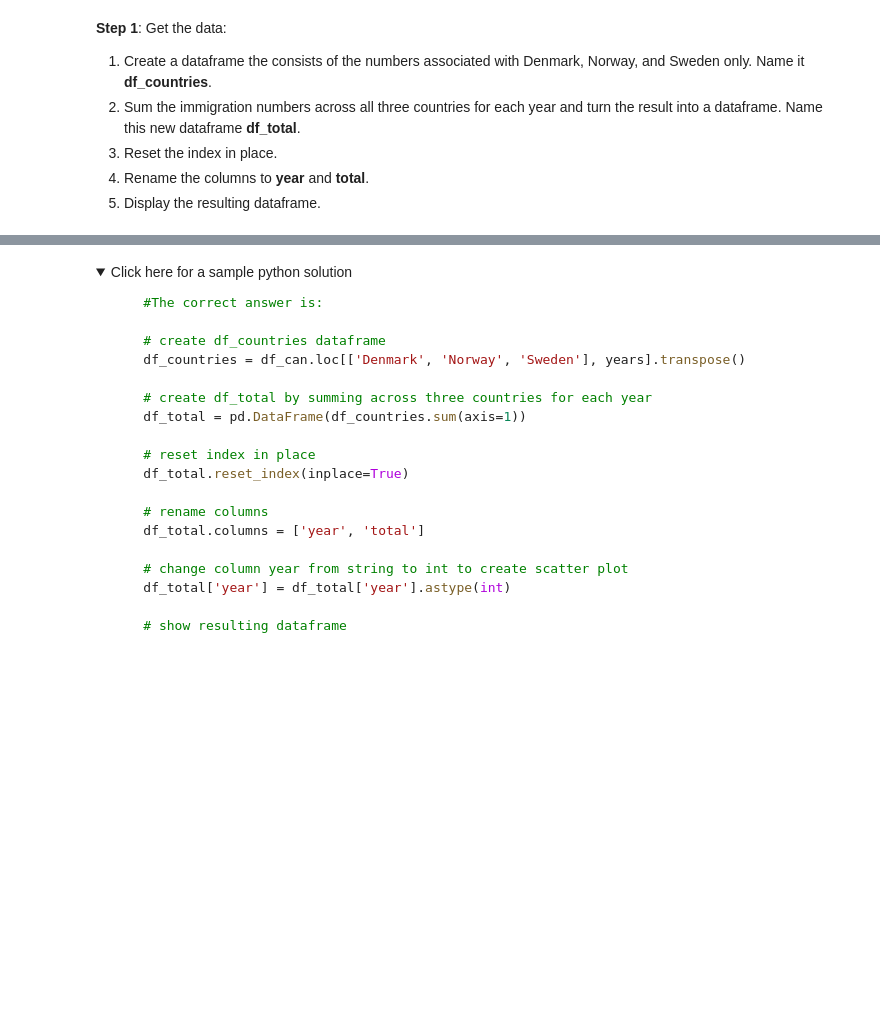
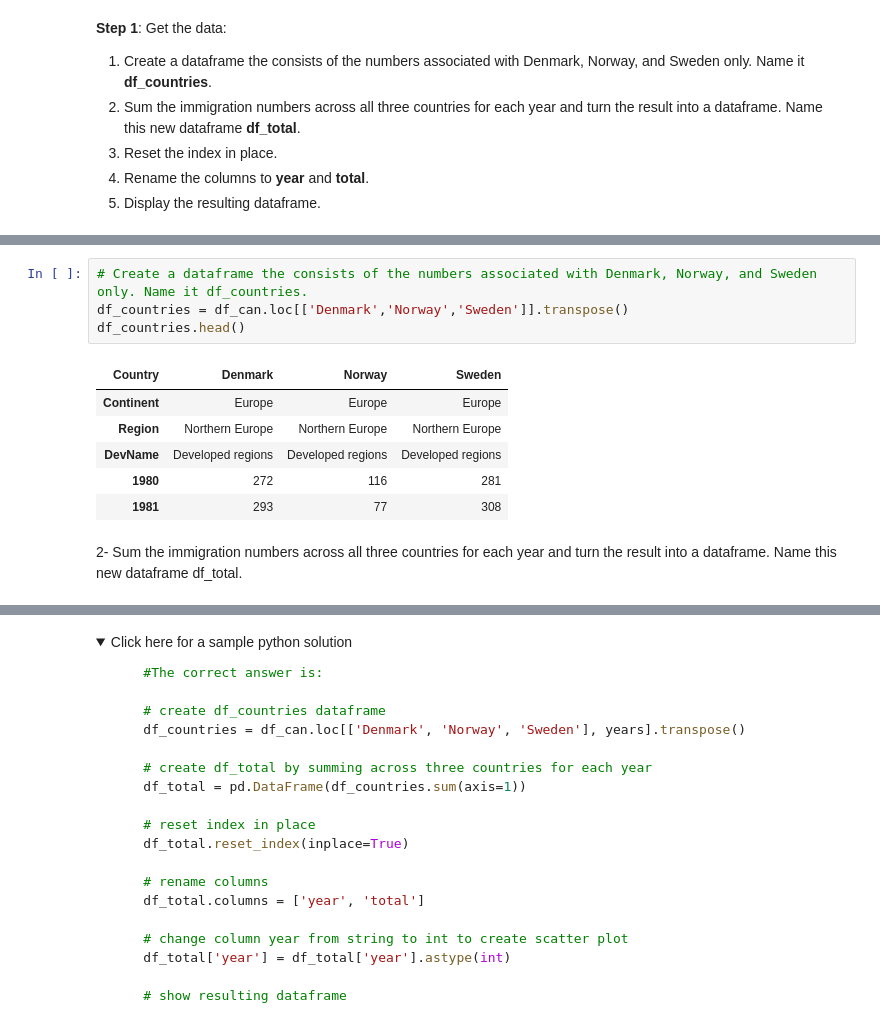
Before and after one commit to aymanejaz/Python-For-DataScience, a Jupyter notebook: 48- Exercise - Pie-Charts Box-Plots Scatter-Plots and Bubble-Plots.ipynb, the cells around one changed output, grey strips where cells are left out. Drawn from its saved outputs; the diff is of its cells as text; folded sections open; blank space fills up the shorter version.

```diff
--- a/48- Exercise - Pie-Charts Box-Plots Scatter-Plots and Bubble-Plots.ipynb
+++ b/48- Exercise - Pie-Charts Box-Plots Scatter-Plots and Bubble-Plots.ipynb
@@ -1040,0 +1104,13 @@ As a side note, we can observe that immigration took a dip around 1993 - 1997. F
+# %%
+# Create a dataframe the consists of the numbers associated with Denmark, Norway, and Sweden only. Name it df_countries.
+df_countries = df_can.loc[['Denmark','Norway','Sweden']].transpose()
+df_countries.head()
+# %% [output]
+| Country | Denmark | Norway | Sweden |
+| Continent | Europe | Europe | Europe |
+| Region | Northern Europe | Northern Europe | Northern Europe |
+| DevName | Developed regions | Developed regions | Developed regions |
+| 1980 | 272 | 116 | 281 |
+| 1981 | 293 | 77 | 308 |
+# %% [markdown]
+2- Sum the immigration numbers across all three countries for each year and turn the result into a dataframe. Name this new dataframe df_total.
```
Also changed, not shown: parts of 26 cells of this notebook.
